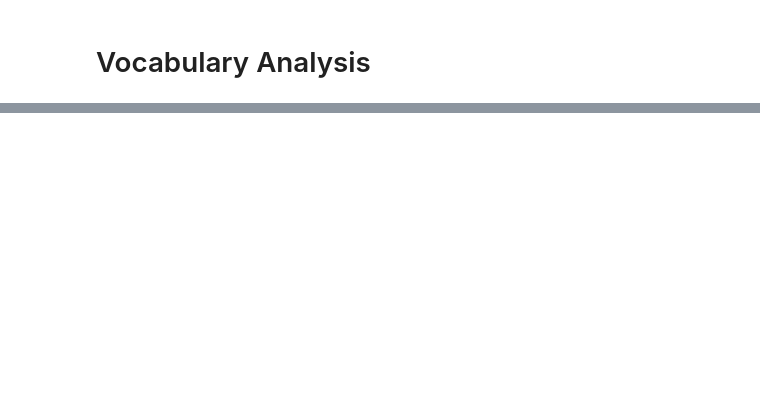
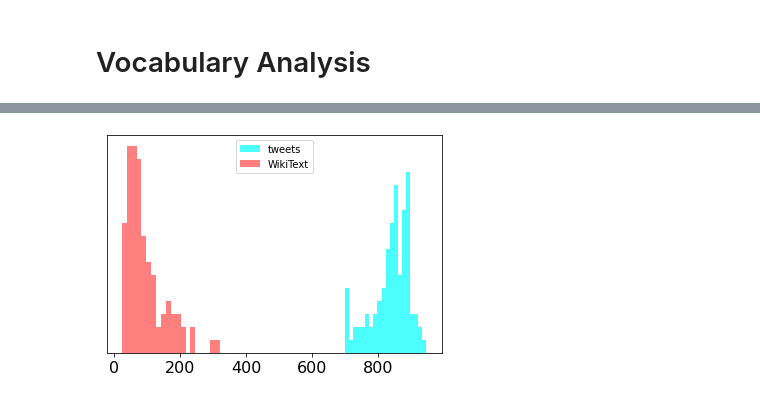
Before and after one commit to LeoSerena/LicchaviByzantineResilience, a Jupyter notebook: data_heterogeneity.ipynb, the cells around one changed output, grey strips where cells are left out. Cells and saved outputs as stored; diff of their text form; code cells hidden in the pictures; blank space fills up the shorter version.

```diff
--- a/data_heterogeneity.ipynb
+++ b/data_heterogeneity.ipynb
@@ -78,0 +98,17 @@ plt.show()
+# %%
+sequence_length = []
+for i in range(1,101):
+    sequence_length.append(len(federated_tweets.nodes[i].data))
+plt.hist(sequence_length, bins = 20, alpha = 0.7, label = 'tweets', color = 'cyan')
+sequence_length = []
+for i in range(1,101):
+    sequence_length.append(len(federated_wiki.nodes[i].data))
+plt.hist(sequence_length, bins = 20, alpha = 0.5, label='WikiText', color = 'red')
+plt.yticks([])
+plt.savefig('plots/sequence_distribution')
+plt.legend(loc = 'upper center')
+plt.legend(loc = 'upper center')
+plt.tick_params(axis='x', which='major', labelsize=16)
+plt.show()
+# %% [output]
+[figure, added]
```
Also changed, not shown: parts of 3 cells of this notebook, 36 other files.
